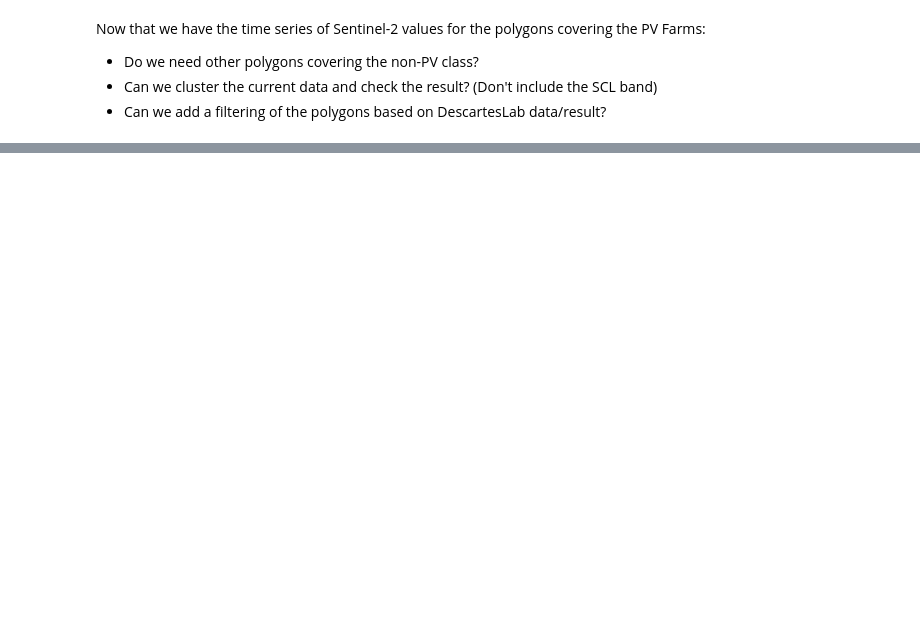
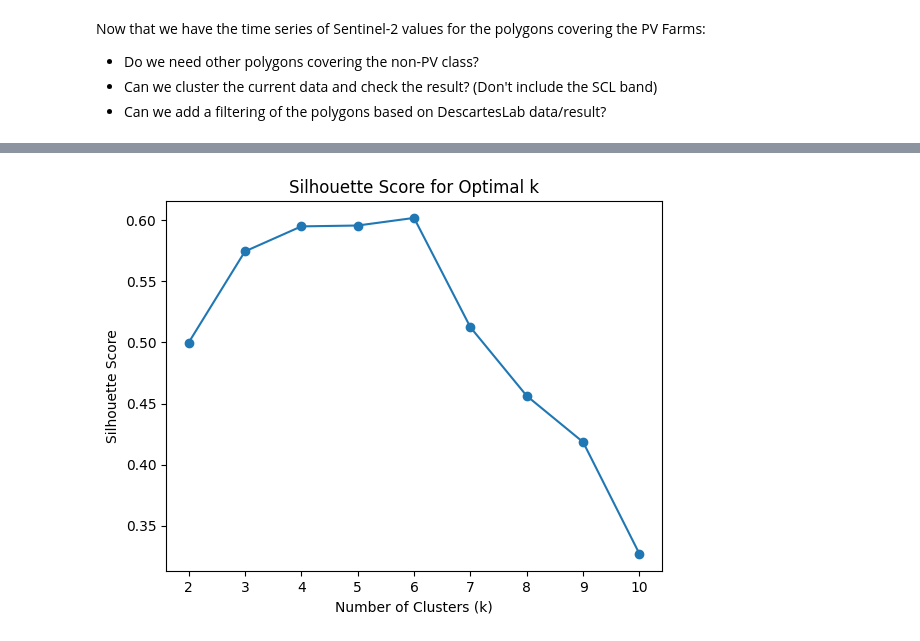
Before and after one commit to clausmichele/openEO_photovoltaic, a Jupyter notebook: openEO_data_retrieval.ipynb, the cells around one changed output, grey strips where cells are left out. Cells and saved outputs as stored; diff of their text form; code cells hidden in the pictures; blank space fills up the shorter version.

```diff
--- a/openEO_data_retrieval.ipynb
+++ b/openEO_data_retrieval.ipynb
@@ -91,0 +110,21 @@ Now that we have the time series of Sentinel-2 values for the polygons covering
+# %%
+band_values = []
+ids = []
+for i, geom in big_pv_geoms_32632.iterrows():
+    try:
+        data = xr.open_dataset(f"./data/netcdfs/S2_2022_{i}.nc",decode_coords="all")
+        cloud_mask = np.bitwise_or((data.SCL == 8),(data.SCL == 9))
+        geodf = gpd.GeoDataFrame(geometry=[geom["geometry"]],crs="EPSG:32632")
+        clipped = data.rio.clip(geodf.geometry.values, geodf.crs, drop=False, invert=False)
+        clipped = clipped.where(~cloud_mask)
+        #aoi_mean = clipped.mean(dim=["x","y"],skipna=True).resample({"t": "W"}).mean() #Resampling to weekly, maybe required to align different time series
+        aoi_mean = clipped.mean(dim=["x","y"],skipna=True).resample({"t": "M"}).mean()
+        #aoi_mean = clipped.mean(dim=["x","y"],skipna=True) # Computing the mean over the area which should be covered by the panels. Other statistics can be computed
+        arr = aoi_mean.to_array().values[:11,]
+        arr = arr.reshape(-1)
+        band_values.append(arr)
+        ids.append(i)
+        #reshaped_arr = arr.reshape(-1)
+
+    except:
+        print(i)
@@ -91,0 +133,11 @@ Now that we have the time series of Sentinel-2 values for the polygons covering
+# %%
+bands = list(aoi_mean.to_array()['variable'].values[:11])
+
+columns=[]
+for b in bands:
+    for t in range(12):
+        columns.append(f'{b}_{t+1}')
+
+
+data = pd.DataFrame(band_values, columns=columns)
+data = data.fillna(-9999)
@@ -91,0 +149,15 @@ Now that we have the time series of Sentinel-2 values for the polygons covering
+# %%
+silhouette_scores = []
+for k in range(2, 11):
+    kmeans = KMeans(n_clusters=k, random_state=42)
+    labels = kmeans.fit_predict(data)
+    silhouette_scores.append(silhouette_score(data, labels))
+
+# Plot silhouette scores
+plt.plot(range(2, 11), silhouette_scores, marker='o')
+plt.title('Silhouette Score for Optimal k')
+plt.xlabel('Number of Clusters (k)')
+plt.ylabel('Silhouette Score')
+plt.show()
+# %% [output]
+[figure, added]
```
Also changed, not shown: parts of 13 cells of this notebook.
